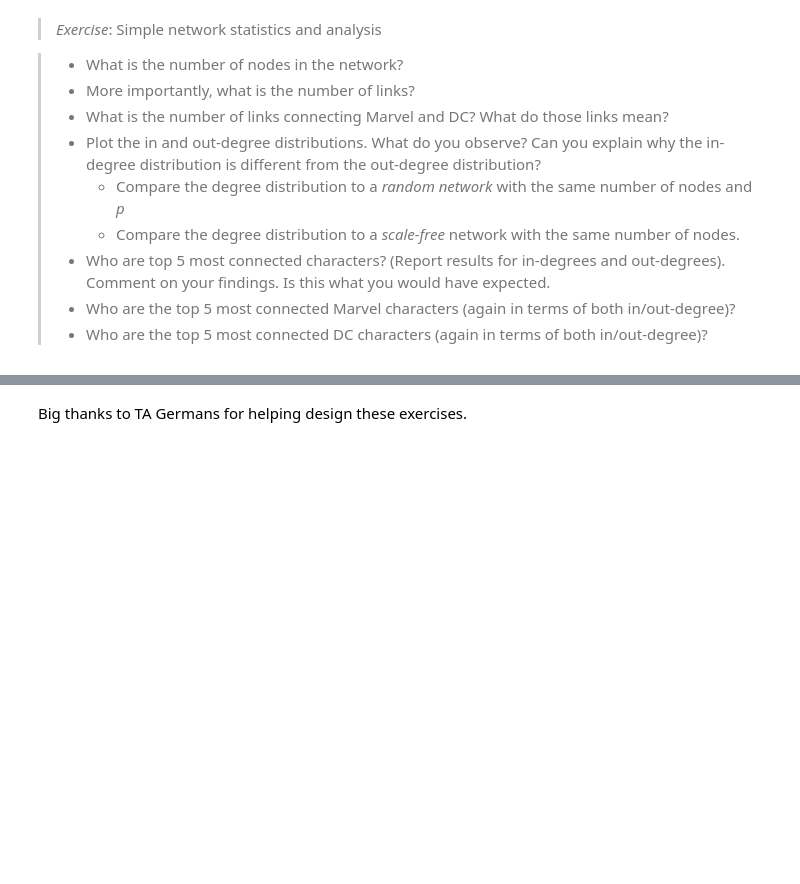
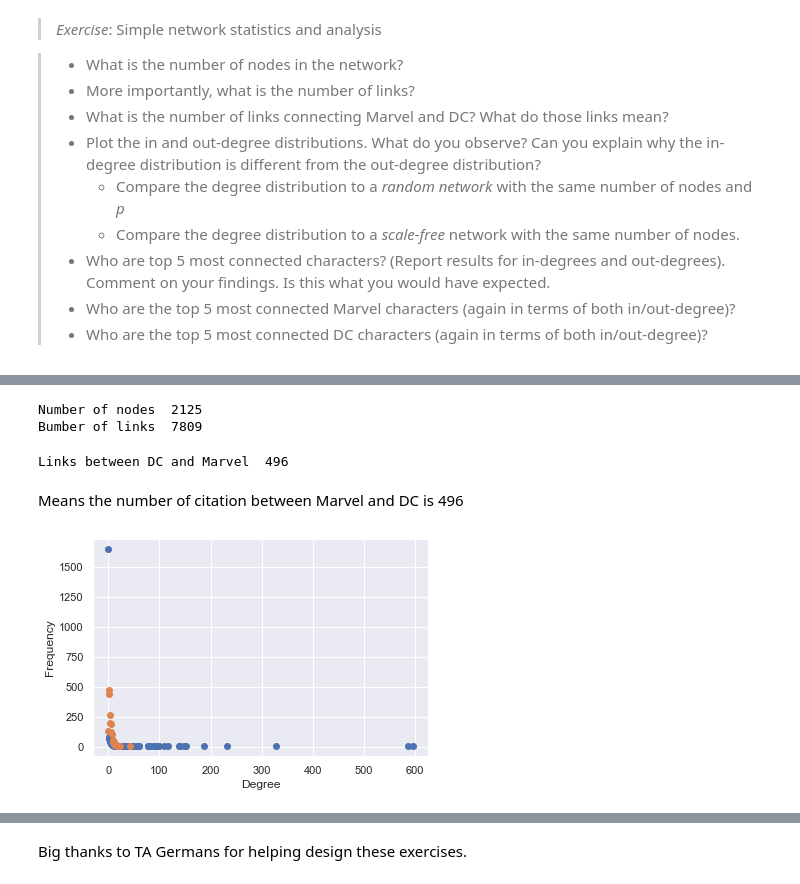
Before and after one commit to Narcissist1/socialgraphs2020, a Jupyter notebook: lectures/Week4.ipynb, the cells around one changed output, grey strips where cells are left out. Saved outputs shown, nothing was run; the diff lists cells and outputs as text; code cells hidden in the pictures; blank space fills up the shorter version.

```diff
--- a/lectures/Week4.ipynb
+++ b/lectures/Week4.ipynb
@@ -206,3 +211,11 @@ marvelNames = set(marvelNames)
+# %%
+dcs = set()
+marvels = set()
+
+for index, row in dcNames.iterrows():
+    dcs.add(row[1])
+for index, row in marvelNames.iterrows():
+    marvels.add(row[1])
 # %%
 DG = nx.DiGraph()
 
@@ -211,14 +224,14 @@ def getNeighbors(text):
     rv = []
     for group in re.findall(pattern, text):
         gp = group[0] or group[1]
-        if gp in dcNames:
-            rv.append(gp, 'DC')
-        elif gp in marvelNames:
-            rv.append(gp, 'Marvel')
+        if gp in dcs:
+            rv.append((gp, 'DC'))
+        elif gp in marvels:
+            rv.append((gp, 'Marvel'))
 
     return rv
 
-for name in dcNames:
+for name in dcs:
     DG.add_node(name, universe="DC")
     try:
         with open('./data/DC/' + name, 'r') as f:
@@ -230,7 +243,7 @@ for name in dcNames:
     except FileNotFoundError as e:
         pass
 
-for name in marvelNames:
+for name in marvels:
     DG.add_node(name, universe="Marvel")
     try:
         with open('./data/Marvel/' + name, 'r') as f:
@@ -270,0 +280,39 @@ len(DG.edges)
+# %%
+print("Number of nodes ", len(DG.nodes))
+print("Bumber of links ", len(DG.edges))
+# %% [output]
+Number of nodes  2125
+Bumber of links  7809
+# %%
+DCMavelConCount = 0
+for link in DG.edges:
+    node1, node2 = link
+    if DG.nodes[node1]['universe'] == 'DC' and DG.nodes[node2]['universe'] == 'Marvel':
+        DCMavelConCount += 1
+    elif DG.nodes[node2]['universe'] == 'DC' and DG.nodes[node1]['universe'] == 'Marvel':
+        DCMavelConCount += 1
+
+print("Links between DC and Marvel ", DCMavelConCount)
+# %% [output]
+Links between DC and Marvel  496
+# %% [markdown]
+Means the number of citation between Marvel and DC is 496
+# %%
+in_degree_sequence = sorted([d for n, d in DG.in_degree()], reverse=True)
+out_degree_sequence = sorted([d for n, d in DG.out_degree()], reverse=True)
+# %%
+def plotDegree(degree_sequence, label=''):
+    counter = collections.Counter(degree_sequence)
+    x, y = [], []
+    for key, value in counter.items():
+        x.append(key)
+        y.append(value)
+
+    plt.xlabel("Degree")
+    plt.ylabel("Frequency")
+    plt.plot(x, y, 'o', label=label)
+# %%
+plotDegree(in_degree_sequence, label='in_degree')
+plotDegree(out_degree_sequence, label='out_degree')
+# %% [output]
+[figure, added]
```
Also changed, not shown: parts of 27 cells of this notebook, 1 other file.
